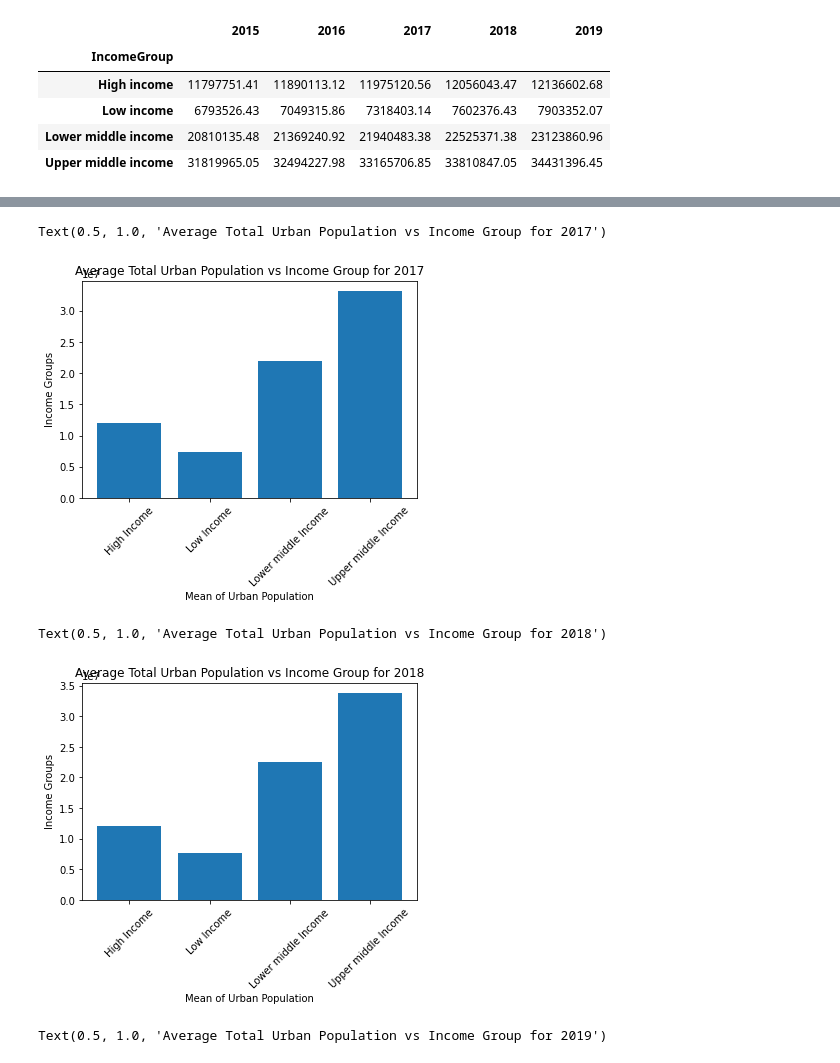
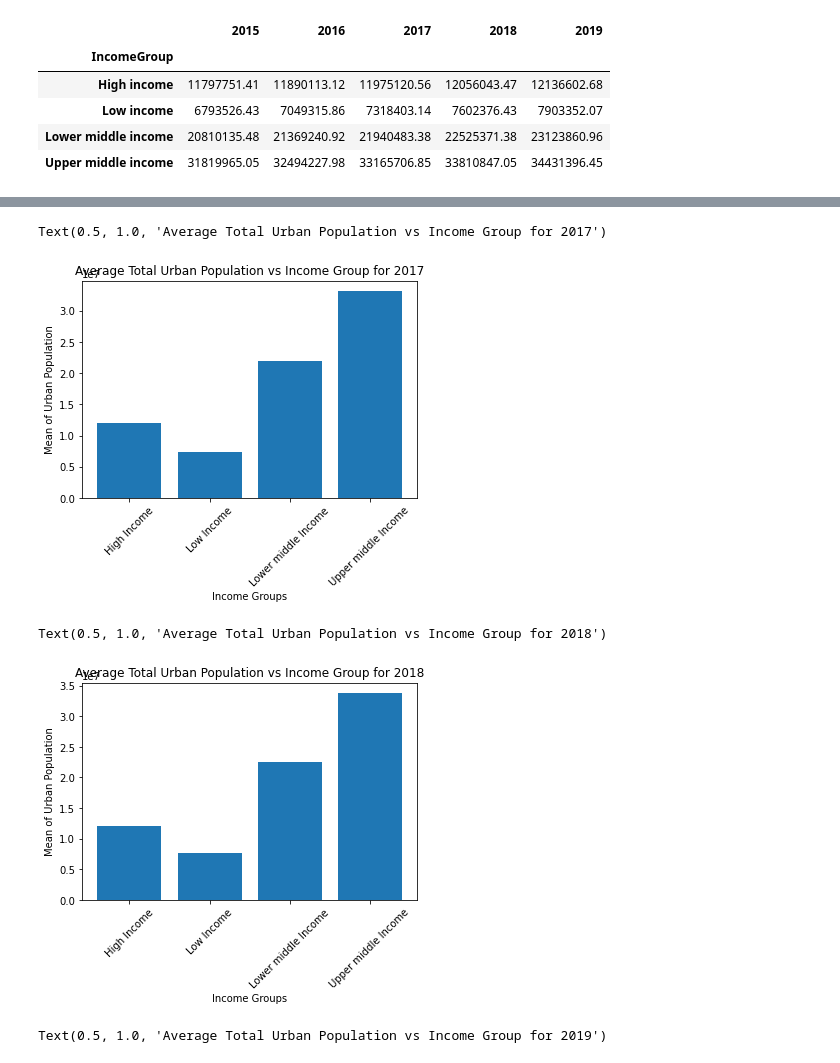
Before and after one commit to AFitzg/Group1---World-Hapiness, a Jupyter notebook: World Happiness Starter Tester-working.ipynb, the cells around one changed output, grey strips where cells are left out. Drawn from its saved outputs; the diff is of its cells as text; code cells hidden in the pictures.

```diff
--- a/World Happiness Starter Tester-working.ipynb
+++ b/World Happiness Starter Tester-working.ipynb
@@ -349,18 +349,18 @@ Text(0.5, 1.0, 'Average Total Urban Population vs Income Group for 2016')
 # %%
 YR_2017_mean = pd.DataFrame(YR_2017)
 YR_2017_mean.astype(int)
 groups_2017 = YR_2017_mean["2017"]
 groups_2017
 Incomegroups = ["High Income","Low Income", "Lower middle Income","Upper middle Income"]
 x_axis = len(groups_2017)
 plt.xticks(rotation=45)
 plt.bar(Incomegroups,groups_2017)
-plt.xlabel("Mean of Urban Population")
-plt.ylabel("Income Groups")
+plt.xlabel("Income Groups")
+plt.ylabel("Mean of Urban Population")
 plt.title("Average Total Urban Population vs Income Group for 2017")
 # %% [output]
 Text(0.5, 1.0, 'Average Total Urban Population vs Income Group for 2017')
-[figure, old version]
+[figure, new version]
 # %%
 YR_2018_mean = pd.DataFrame(YR_2018)
 YR_2018_mean.astype(int)
@@ -370,12 +370,12 @@ Incomegroups = ["High Income","Low Income", "Lower middle Income","Upper middle
 x_axis = len(groups_2018)
 plt.xticks(rotation=45)
 plt.bar(Incomegroups,groups_2018)
-plt.xlabel("Mean of Urban Population")
-plt.ylabel("Income Groups")
+plt.xlabel("Income Groups")
+plt.ylabel("Mean of Urban Population")
 plt.title("Average Total Urban Population vs Income Group for 2018")
 # %% [output]
 Text(0.5, 1.0, 'Average Total Urban Population vs Income Group for 2018')
-[figure, old version]
+[figure, new version]
 # %%
 YR_2019_mean = pd.DataFrame(YR_2019)
 YR_2019_mean.astype(int)
```
Also changed, not shown: parts of 2 cells of this notebook.
